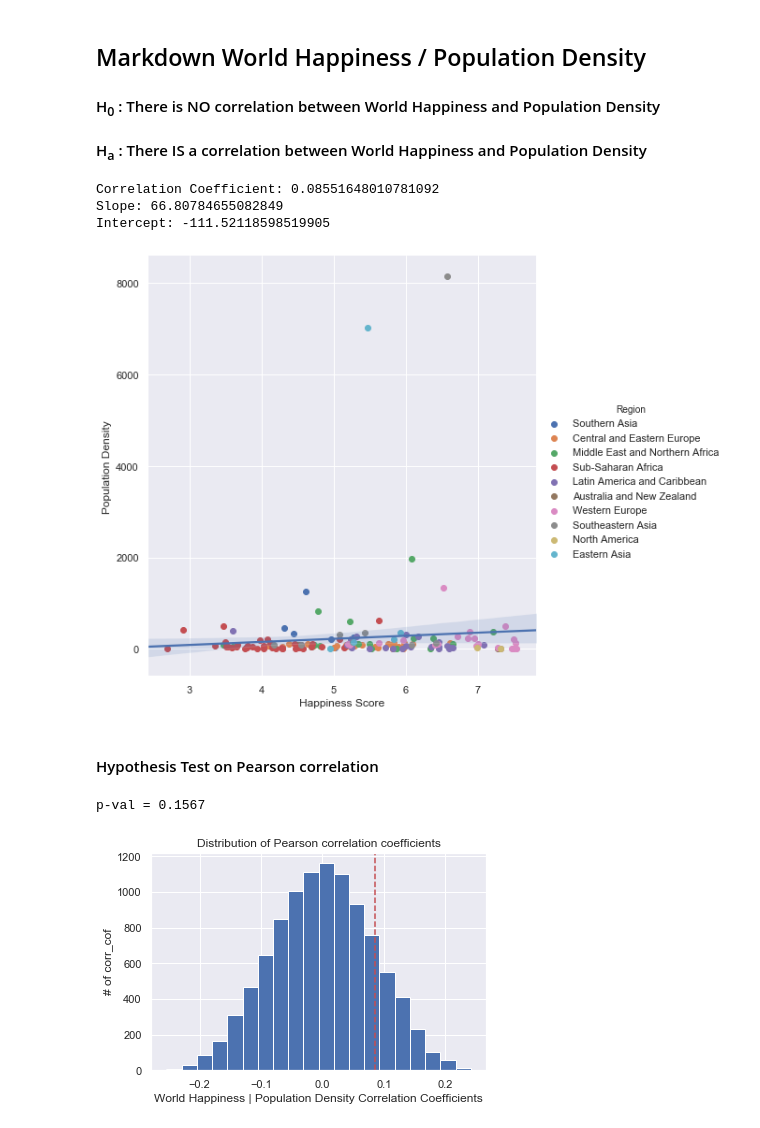
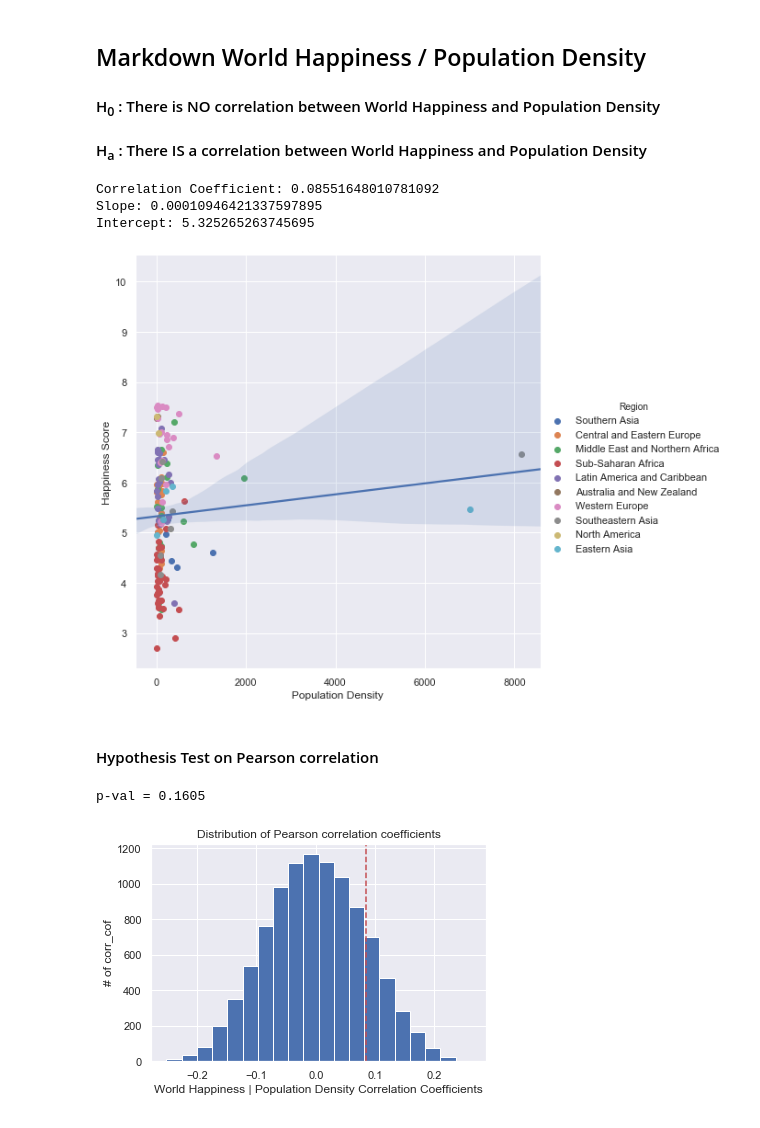
Before and after one commit to nina-driver/Springboard-Capstone-Project-1, a Jupyter notebook: Statistical Data Analysis.ipynb, the cells around one changed output. Cells and saved outputs as stored; diff of their text form; code cells hidden in the pictures.

```diff
--- a/Statistical Data Analysis.ipynb
+++ b/Statistical Data Analysis.ipynb
@@ -142,21 +142,21 @@ p-val = 0.0
 #### H<sub>0</sub> : There is NO correlation between World Happiness and Population Density
 #### H<sub>a</sub> : There IS a correlation between World Happiness and Population Density
 # %%
-sns.FacetGrid(wh_popden, hue="Region", height=7).map(plt.scatter, "Happiness Score", "Population Density").add_legend()
-sns.regplot(x="Happiness Score", y="Population Density", data=wh_popden, scatter=False)
+sns.FacetGrid(wh_popden, hue="Region", height=7).map(plt.scatter, "Population Density", "Happiness Score").add_legend()
+sns.regplot(x="Population Density", y="Happiness Score", data=wh_popden, scatter=False)
 
-print('Correlation Coefficient:', corr_cof(wh2017, popden2017))
+print('Correlation Coefficient:', corr_cof(popden2017, wh2017))
 
-leastsquares(wh2017, popden2017)
+leastsquares(popden2017,wh2017)
 # %% [output]
 Correlation Coefficient: 0.08551648010781092
-Slope: 66.80784655082849
-Intercept: -111.52118598519905
+Slope: 0.00010946421337597895
+Intercept: 5.325265263745695
-[figure, old version]
+[figure, new version]
 # %% [markdown]
 #### Hypothesis Test on Pearson correlation
 # %%
-corr_p_value(wh2017, popden2017, 'World Happiness | Population Density')
+corr_p_value(popden2017, wh2017, 'World Happiness | Population Density')
 # %% [output]
-p-val = 0.1567
+p-val = 0.1605
-[figure, old version]
+[figure, new version]
```
Also changed, not shown: parts of 6 cells of this notebook.
